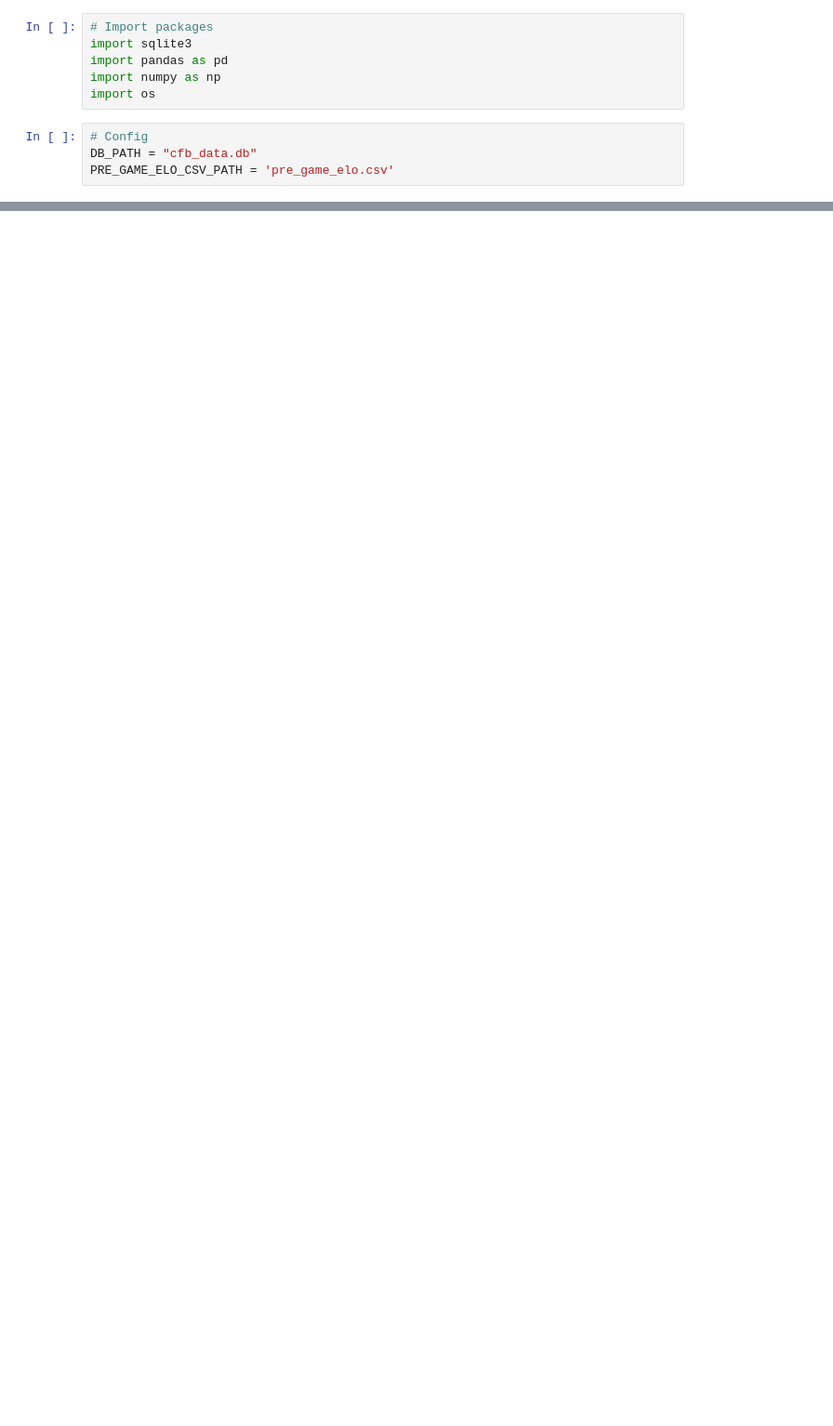
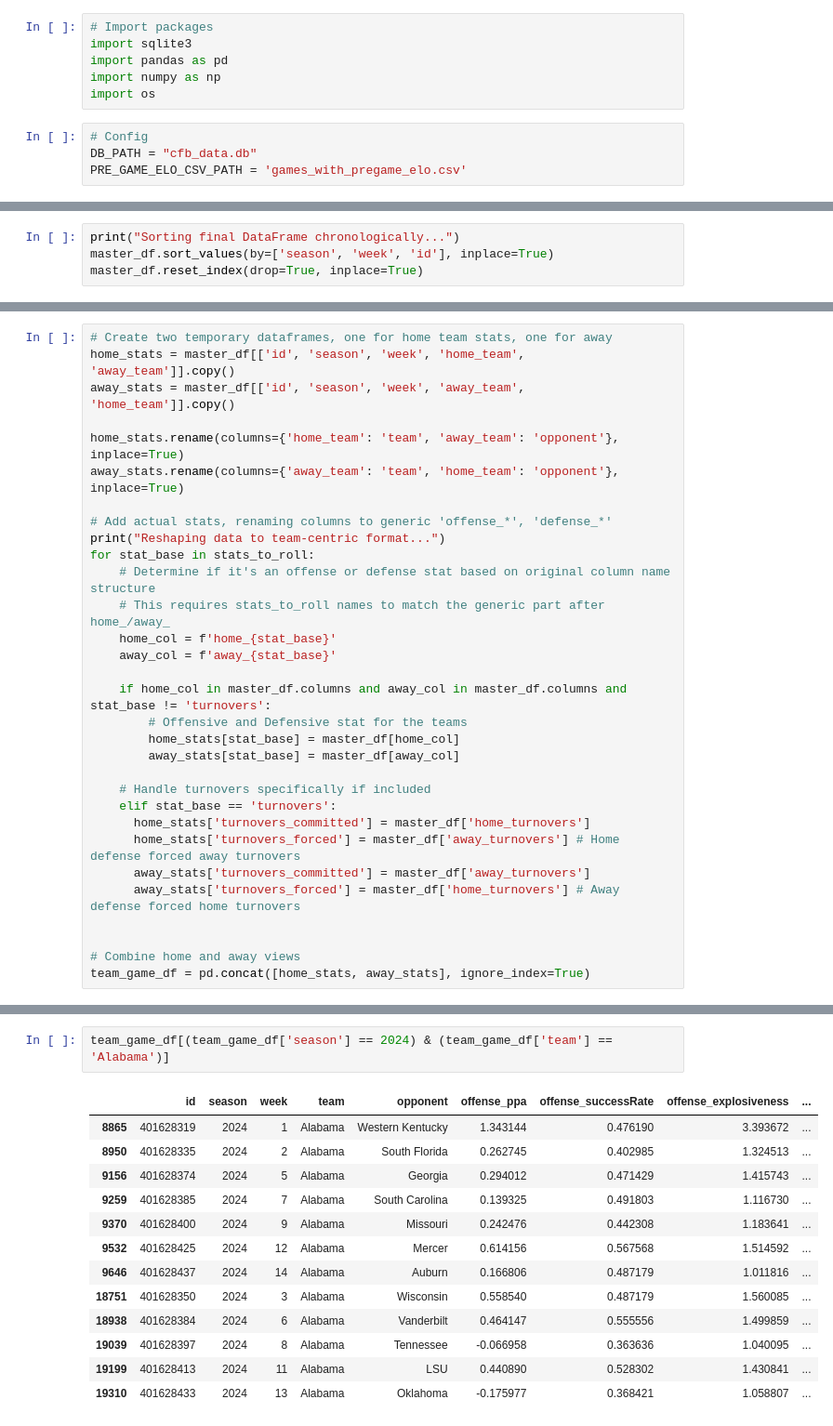
Before and after one commit to qwe740/BettingModels, a Jupyter notebook: Initial_ML_Model.ipynb, the cells around one changed output, grey strips where cells are left out. Shown: that part at 93% size. Drawn from its saved outputs; the diff is of its cells as text; blank space fills up the shorter version.

```diff
--- a/Initial_ML_Model.ipynb
+++ b/Initial_ML_Model.ipynb
@@ -7,4 +7,4 @@ import os
 # %%
 # Config
 DB_PATH = "cfb_data.db"
-PRE_GAME_ELO_CSV_PATH = 'pre_game_elo.csv'
+PRE_GAME_ELO_CSV_PATH = 'games_with_pregame_elo.csv'
@@ -55,0 +209,4 @@ print("Database connection closed.")
+# %%
+print("Sorting final DataFrame chronologically...")
+master_df.sort_values(by=['season', 'week', 'id'], inplace=True)
+master_df.reset_index(drop=True, inplace=True)
@@ -55,0 +370,31 @@ print("Database connection closed.")
+# %%
+# Create two temporary dataframes, one for home team stats, one for away
+home_stats = master_df[['id', 'season', 'week', 'home_team', 'away_team']].copy()
+away_stats = master_df[['id', 'season', 'week', 'away_team', 'home_team']].copy()
+
+home_stats.rename(columns={'home_team': 'team', 'away_team': 'opponent'}, inplace=True)
+away_stats.rename(columns={'away_team': 'team', 'home_team': 'opponent'}, inplace=True)
+
+# Add actual stats, renaming columns to generic 'offense_*', 'defense_*'
+print("Reshaping data to team-centric format...")
+for stat_base in stats_to_roll:
+    # Determine if it's an offense or defense stat based on original column name structure
+    # This requires stats_to_roll names to match the generic part after home_/away_
+    home_col = f'home_{stat_base}'
+    away_col = f'away_{stat_base}'
+
+    if home_col in master_df.columns and away_col in master_df.columns and stat_base != 'turnovers':
+        # Offensive and Defensive stat for the teams
+        home_stats[stat_base] = master_df[home_col]
+        away_stats[stat_base] = master_df[away_col]
+
+    # Handle turnovers specifically if included
+    elif stat_base == 'turnovers':
+      home_stats['turnovers_committed'] = master_df['home_turnovers']
+      home_stats['turnovers_forced'] = master_df['away_turnovers'] # Home defense forced away turnovers
+      away_stats['turnovers_committed'] = master_df['away_turnovers']
+      away_stats['turnovers_forced'] = master_df['home_turnovers'] # Away defense forced home turnovers
+
+
+# Combine home and away views
+team_game_df = pd.concat([home_stats, away_stats], ignore_index=True)
@@ -55,0 +403,16 @@ print("Database connection closed.")
+# %%
+team_game_df[(team_game_df['season'] == 2024) & (team_game_df['team'] == 'Alabama')]
+# %% [output]
+|  | id | season | week | team | opponent | offense_ppa | offense_successRate | offense_explosiveness | ... |
+| 8865 | 401628319 | 2024 | 1 | Alabama | Western Kentucky | 1.343144 | 0.476190 | 3.393672 | ... |
+| 8950 | 401628335 | 2024 | 2 | Alabama | South Florida | 0.262745 | 0.402985 | 1.324513 | ... |
+| 9156 | 401628374 | 2024 | 5 | Alabama | Georgia | 0.294012 | 0.471429 | 1.415743 | ... |
+| 9259 | 401628385 | 2024 | 7 | Alabama | South Carolina | 0.139325 | 0.491803 | 1.116730 | ... |
+| 9370 | 401628400 | 2024 | 9 | Alabama | Missouri | 0.242476 | 0.442308 | 1.183641 | ... |
+| 9532 | 401628425 | 2024 | 12 | Alabama | Mercer | 0.614156 | 0.567568 | 1.514592 | ... |
+| 9646 | 401628437 | 2024 | 14 | Alabama | Auburn | 0.166806 | 0.487179 | 1.011816 | ... |
+| 18751 | 401628350 | 2024 | 3 | Alabama | Wisconsin | 0.558540 | 0.487179 | 1.560085 | ... |
+| 18938 | 401628384 | 2024 | 6 | Alabama | Vanderbilt | 0.464147 | 0.555556 | 1.499859 | ... |
+| 19039 | 401628397 | 2024 | 8 | Alabama | Tennessee | -0.066958 | 0.363636 | 1.040095 | ... |
+| 19199 | 401628413 | 2024 | 11 | Alabama | LSU | 0.440890 | 0.528302 | 1.430841 | ... |
+| 19310 | 401628433 | 2024 | 13 | Alabama | Oklahoma | -0.175977 | 0.368421 | 1.058807 | ... |
```
Also changed, not shown: parts of 46 cells of this notebook, 2 other files.
